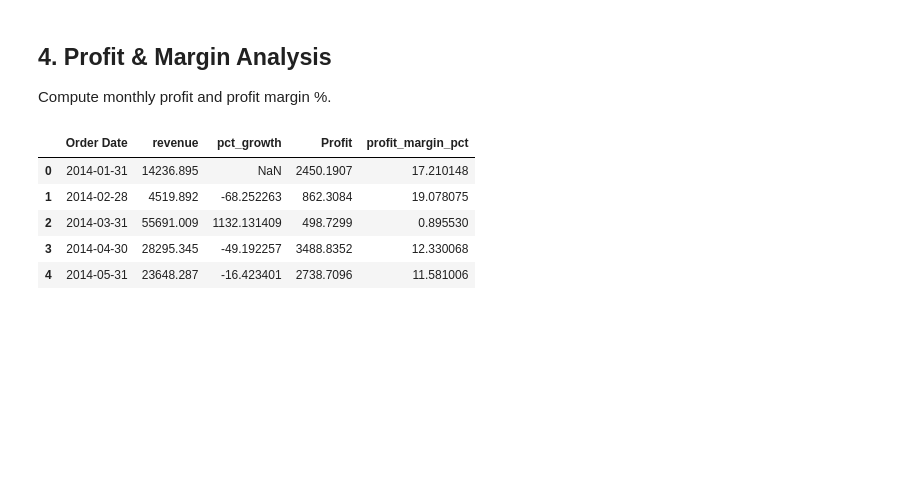
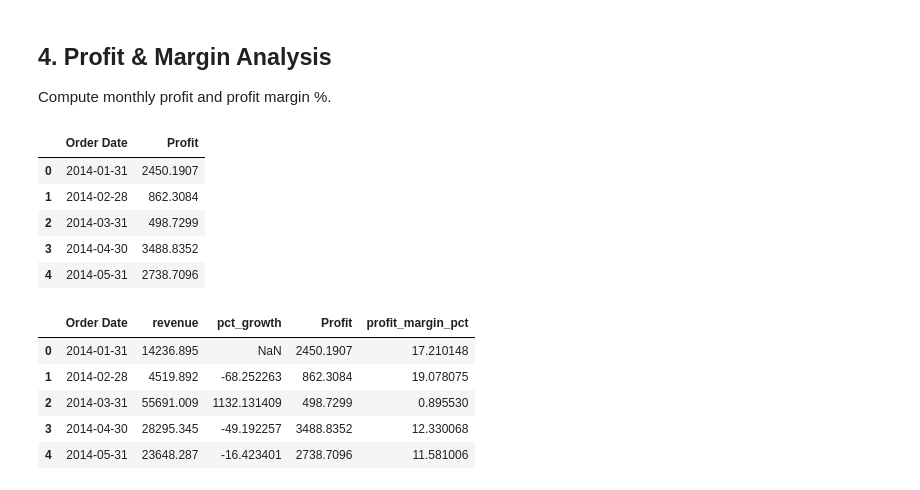
Before and after one commit to Julie-max/InsightFoundry, a Jupyter notebook: notebooks/00_kpis.ipynb, the cells around one changed output. Drawn from its saved outputs; the diff is of its cells as text; code cells hidden in the pictures; blank space fills up the shorter version.

```diff
--- a/notebooks/00_kpis.ipynb
+++ b/notebooks/00_kpis.ipynb
@@ -134,9 +135,17 @@ Compute monthly profit and profit margin %.
 # %%
 monthly_profit = (
     df.groupby(pd.Grouper(key='Order Date', freq='M'))['Profit']
       .sum()
       .reset_index()
 )
+monthly_profit.head()
+# %% [output]
+|  | Order Date | Profit |
+| 0 | 2014-01-31 | 2450.1907 |
+| 1 | 2014-02-28 | 862.3084 |
+| 2 | 2014-03-31 | 498.7299 |
+| 3 | 2014-04-30 | 3488.8352 |
+| 4 | 2014-05-31 | 2738.7096 |
 # %%
 monthly_combined = monthly_revenue.merge(
     monthly_profit,
```
Also changed, not shown: parts of 7 cells of this notebook, 2 other files.
